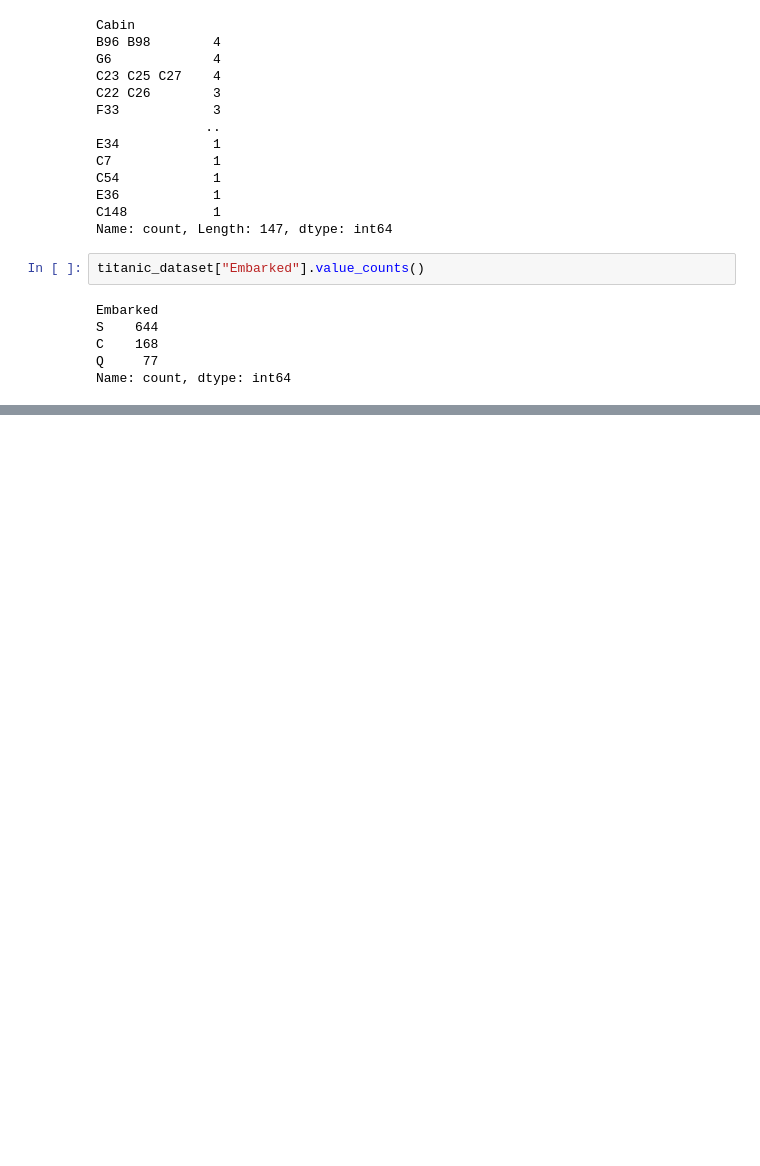
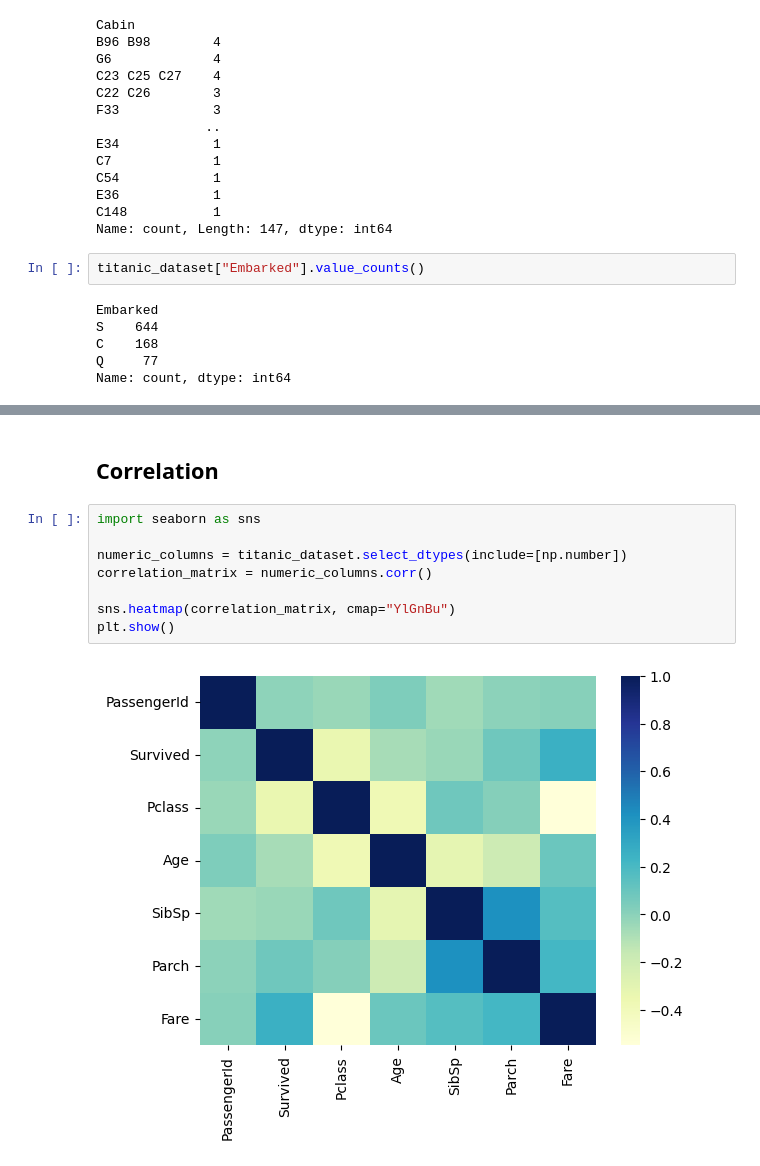
Before and after one commit to PraddyumnYadav/Titainc_ML_from_Disaster, a Jupyter notebook: main.ipynb, the cells around one changed output, grey strips where cells are left out. Drawn from its saved outputs; the diff is of its cells as text; blank space fills up the shorter version.

Commit message:
Get the Correlation Matrix of the float Values.

```diff
--- a/main.ipynb
+++ b/main.ipynb
@@ -159,0 +174,12 @@ Name: count, dtype: int64
+# %% [markdown]
+## Correlation
+# %%
+import seaborn as sns
+
+numeric_columns = titanic_dataset.select_dtypes(include=[np.number])
+correlation_matrix = numeric_columns.corr()
+
+sns.heatmap(correlation_matrix, cmap="YlGnBu")
+plt.show()
+# %% [output]
+[figure, added]
```
Also changed, not shown: parts of 2 cells of this notebook.
